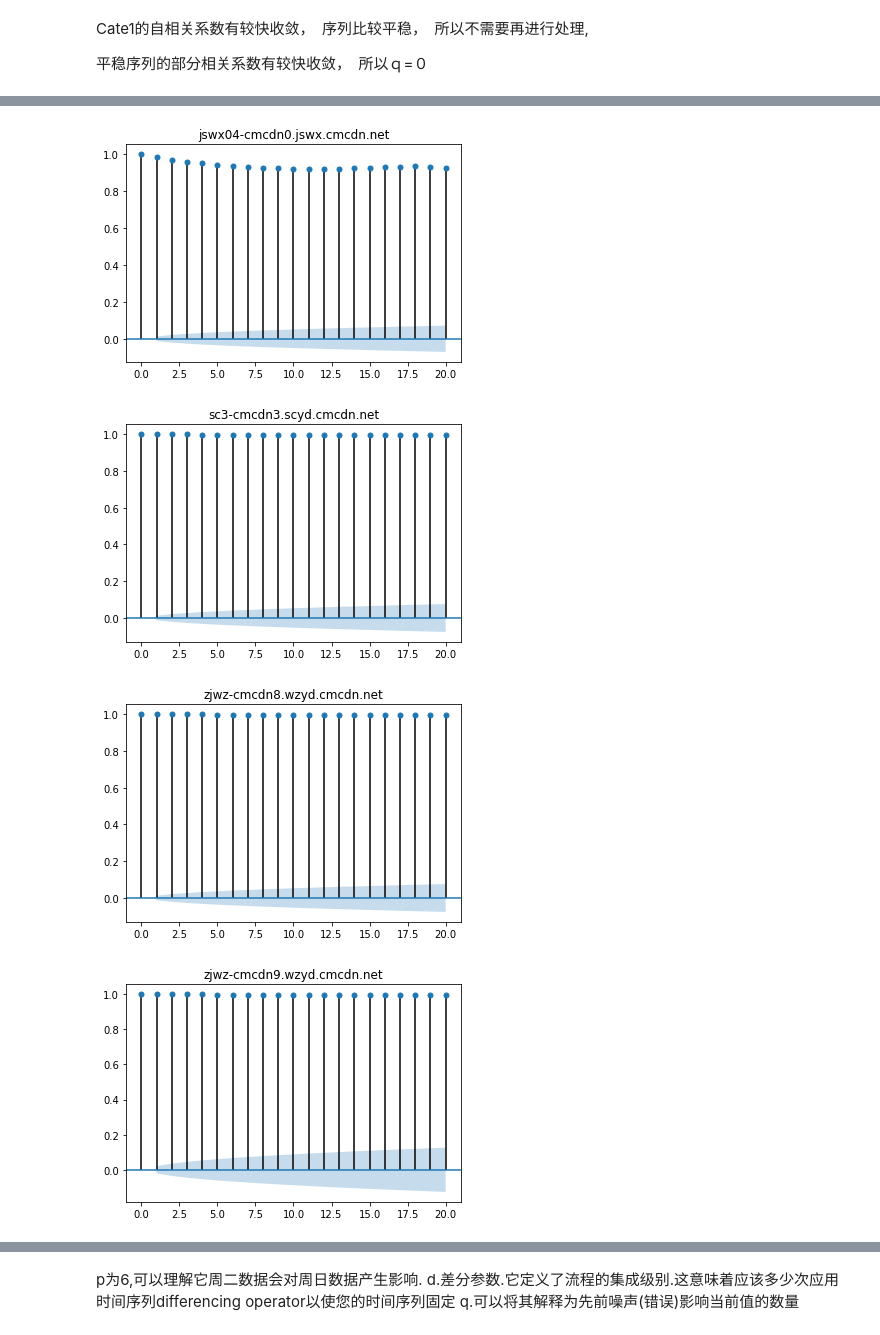
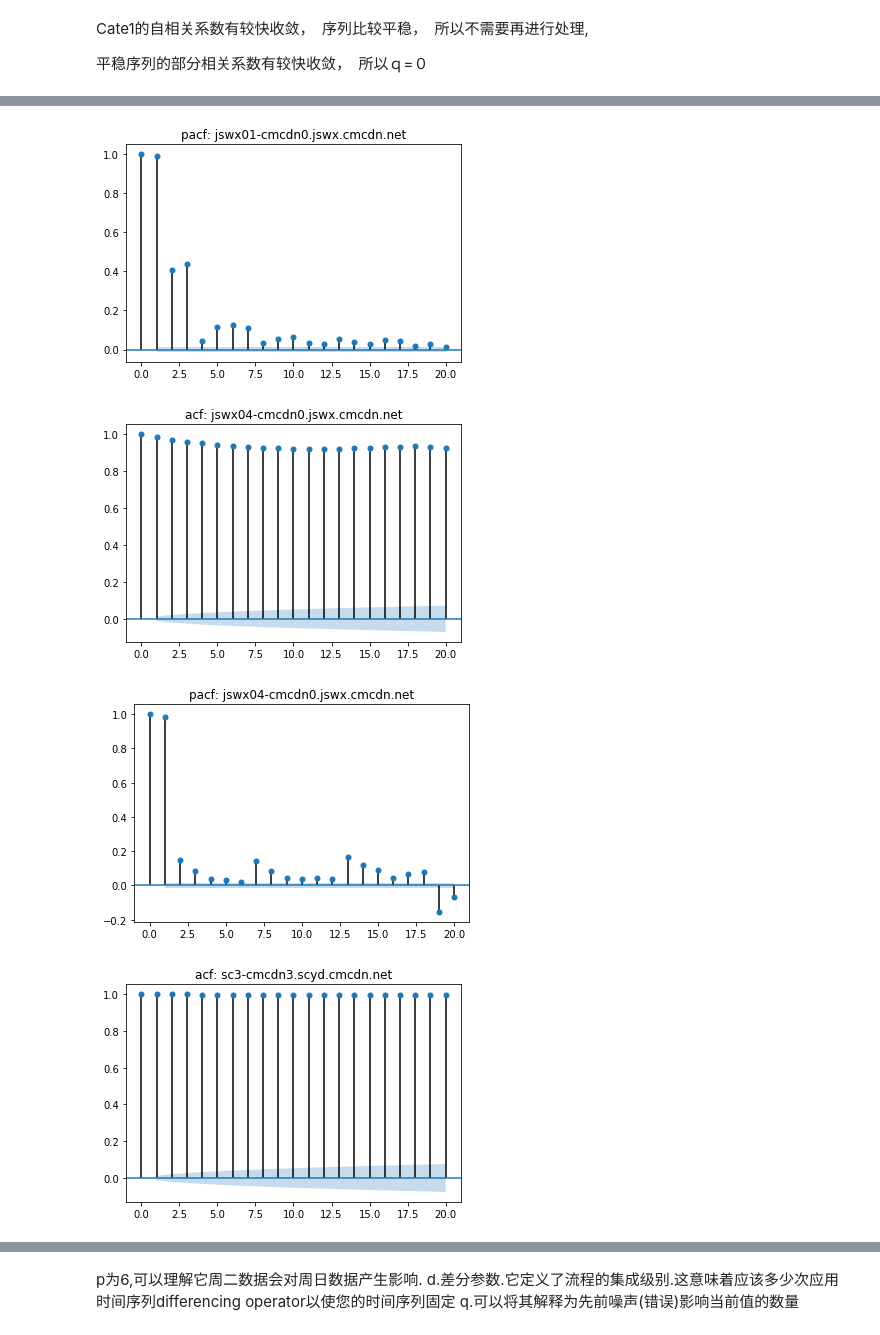
Before and after one commit to Loisssss/CDN_prediction, a Jupyter notebook: CDN_predic.ipynb, the cells around one changed output, grey strips where cells are left out. Saved outputs shown, nothing was run; the diff lists cells and outputs as text; code cells hidden in the pictures.

```diff
--- a/CDN_predic.ipynb
+++ b/CDN_predic.ipynb
@@ -145,6 +145,10 @@ Cate1的自相关系数有较快收敛，　序列比较平稳，　所以不需
 for i in range(len(cate)):
 
     acf = plot_acf(cate[i].value,lags=20)
-    plt.title(title[i])
+    plt.title('acf: ' + str(title[i]))
     acf.show()
+
+    pacf = plot_pacf(cate[i].value, lags=20)
+    plt.title('pacf: ' + str(title[i]))
+    pacf.show()
 # %% [output]
@@ -152,4 +156,4 @@ for i in range(len(cate)):
-[figure, old version]
+[figure, new version]
-[figure, old version]
+[figure, new version]
-[figure, old version]
+[figure, new version]
-[figure, old version]
+[figure, new version]
```
Also changed, not shown: parts of 9 cells of this notebook.
